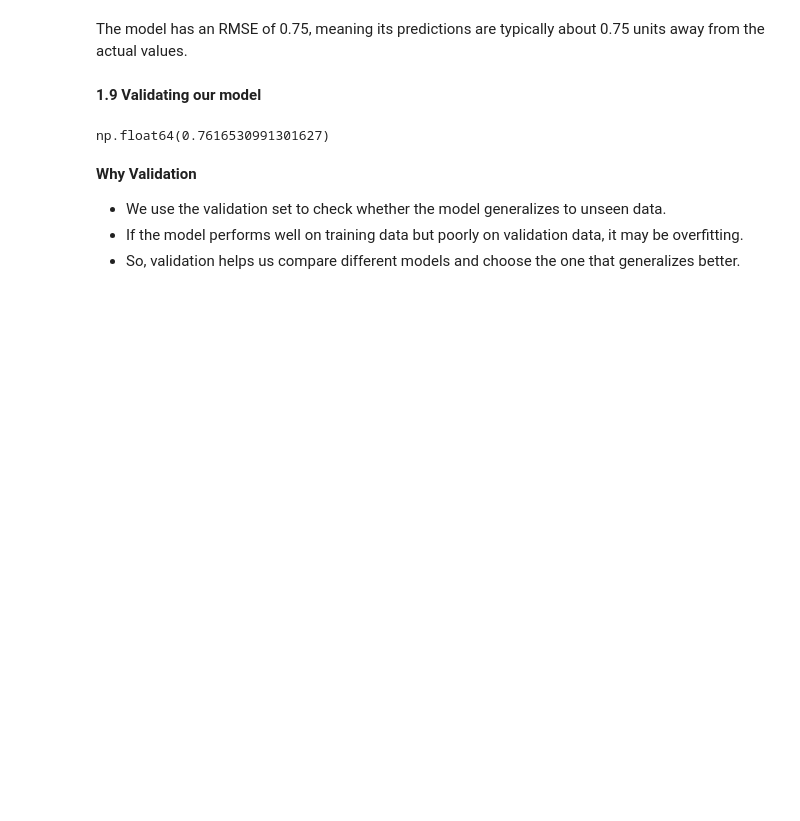
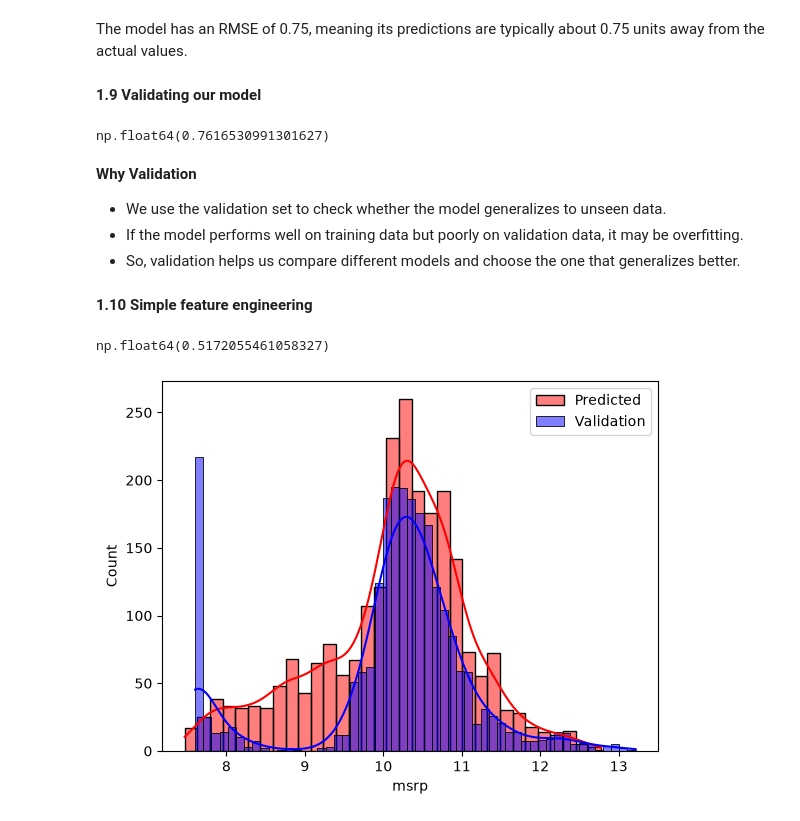
Before and after one commit to avinsio/ml-playground, a Jupyter notebook: 05-machine_learning/01-ml-zoomamp/01-regreesion/car_price_predication.ipynb, the cells around one changed output. Saved outputs shown, nothing was run; the diff lists cells and outputs as text; code cells hidden in the pictures; blank space fills up the shorter version.

Commit message:
feature engineering

```diff
--- a/05-machine_learning/01-ml-zoomamp/01-regreesion/car_price_predication.ipynb
+++ b/05-machine_learning/01-ml-zoomamp/01-regreesion/car_price_predication.ipynb
@@ -423,3 +423,29 @@ np.float64(0.7616530991301627)
 * We use the validation set to check whether the model generalizes to unseen data.
 * If the model performs well on training data but poorly on validation data, it may be overfitting.
 * So, validation helps us compare different models and choose the one that generalizes better.
+# %% [markdown]
+**1.10 Simple feature engineering**
+# %%
+def prepare_X(df):
+    df = df.copy()
+    df["age"] = 2017 - df.year
+    features = base + ["age"]
+
+    X = df[features].fillna(0).values
+    return X
+# %%
+X_train =prepare_X(df_train)
+w0, w = train_linear_regression(X_train, y_train)
+
+X_val = prepare_X(df_val)
+y_pred = w0 + X_val.dot(w)
+RMSE(y_val, y_pred)
+# %% [output]
+np.float64(0.5172055461058327)
+# %%
+sns.histplot(y_pred, kde=True, label="Predicted", color ="red")
+sns.histplot(y_val, kde=True, label="Validation", color="blue")
+plt.legend()
+plt.show()
+# %% [output]
+[figure, added]
```
Also changed, not shown: parts of 1 cell of this notebook.
